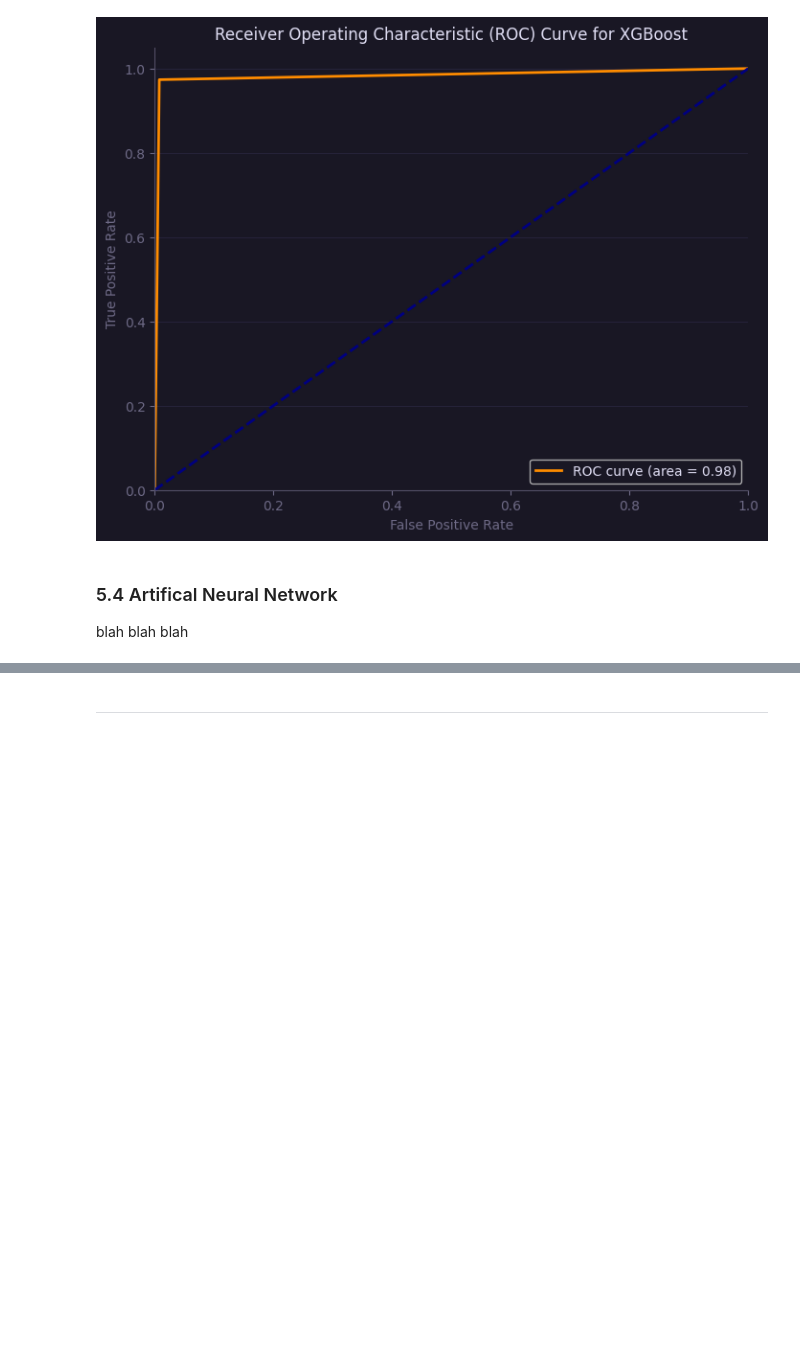
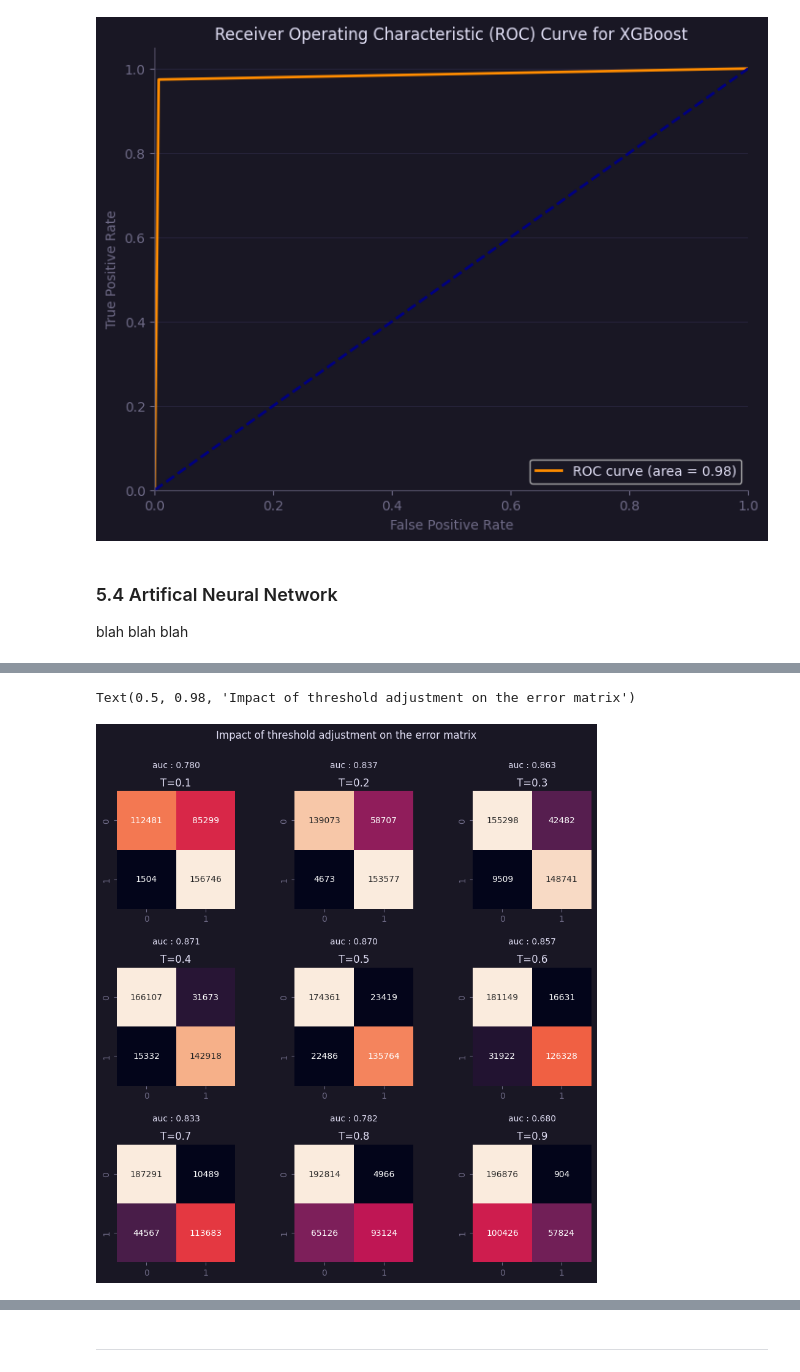
Before and after one commit to rcwylie/Fraudulent_payments, a Jupyter notebook: n_Code.ipynb, the cells around one changed output, grey strips where cells are left out. Drawn from its saved outputs; the diff is of its cells as text; code cells hidden in the pictures; blank space fills up the shorter version.

```diff
--- a/n_Code.ipynb
+++ b/n_Code.ipynb
@@ -966,0 +957,24 @@ y_pred_ann = (y_pred_ann > 0.5)
+# %%
+metrics_ = [
+    keras.metrics.AUC(name="AUC"),
+    keras.metrics.Precision(name="precision")
+    #keras.metrics.Recall(name="recall"),
+]
+
+model.compile(
+    optimizer=keras.optimizers.Adam(1e-2), loss="binary_crossentropy", metrics=metrics_,
+)
+
+callbacks = [keras.callbacks.ModelCheckpoint("fraud_model_at_epoch_{epoch}.h5")]
+class_weight = {0: 0, 1: 2}
+
+model.fit(
+    np.asarray(X_train).astype('float32'),
+    np.asarray(y_train).astype('float32'),
+    batch_size=5000,
+    epochs=15,
+    verbose=2,
+    callbacks=callbacks,
+    #validation_data=(np.asarray(X_test).astype('float32'), np.asarray(y_test).astype('float32')),
+    #class_weight=class_weight,
+)
@@ -966,0 +1000,22 @@ y_pred_ann = (y_pred_ann > 0.5)
+# %%
+from sklearn import metrics
+y_pred_ann = model.predict(np.asarray(X_test).astype('float32'))
+
+fig, axes = plt.subplots(3,3, figsize=(10,10))
+
+for t, ax in enumerate(axes.flat):
+    threshold = (t+1)/10
+
+    y_pred_ann_int = (y_pred_ann > threshold).astype(int)
+    c_matrix = metrics.confusion_matrix(y_test, y_pred_ann_int)
+    sns.heatmap(c_matrix, annot=True, fmt="d", ax=ax, cbar=False)
+    ax.title.set_text("T=%.1f" % threshold)
+
+    # Calculate the ROC curve
+    fpr, tpr, thresholds = roc_curve(y_test, y_pred_ann_int)
+    roc_auc = auc(fpr, tpr)
+    ax.text(1.0, -0.4, "auc : {:.3f}".format(roc_auc), fontsize=10, ha='center')
+
+plt.subplots_adjust(hspace=0.5, wspace=0.5)
+plt.suptitle("Impact of threshold adjustment on the error matrix")
+# %% [output]
@@ -966,0 +1023,2 @@ y_pred_ann = (y_pred_ann > 0.5)
+Text(0.5, 0.98, 'Impact of threshold adjustment on the error matrix')
+[figure, added]
```
Also changed, not shown: parts of 18 cells of this notebook, 15 other files.
